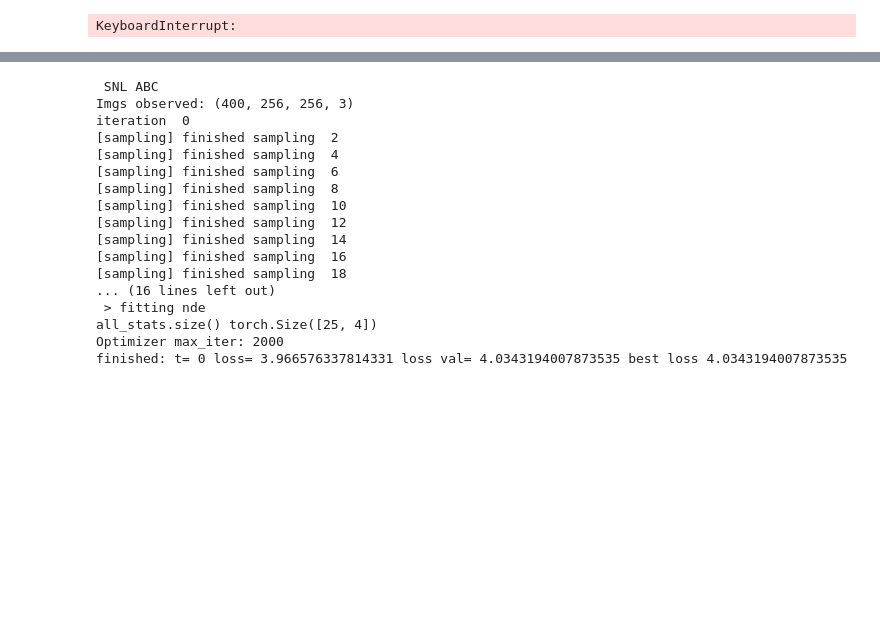
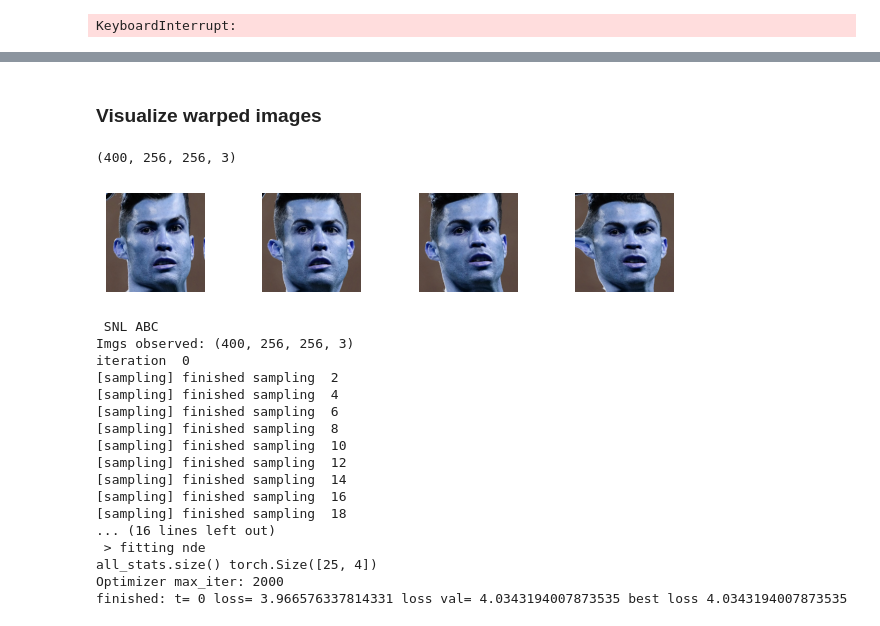
Before and after one commit to Vegnics/LiFIMI_Attack, a Jupyter notebook: examples/task_FFD_image.ipynb, the cells around one changed output, grey strips where cells are left out. Cells and saved outputs as stored; diff of their text form; code cells hidden in the pictures; blank space fills up the shorter version.

```diff
--- a/examples/task_FFD_image.ipynb
+++ b/examples/task_FFD_image.ipynb
@@ -110,3 +111,17 @@ mean-parma1 =  -0.2676701644977041      mean-param2 =  49.140971287083275
+# %% [markdown]
+### Visualize warped images
+# %%
+imgs = problem.imgs_obs
+print(imgs.shape)
+figs,axes = plt.subplots(1,4)
+plt.tight_layout()
+for i in range(4):
+    axes[i].imshow(imgs[i][:,:,::-1])
+    axes[i].set_axis_off()
+plt.show()
+# %% [output]
+(400, 256, 256, 3)
+[figure, added]
 # %%
 ## Sequential Neural Likelihood
 hyperparams = ABC_algorithms.Hyperparams()
```
Also changed, not shown: parts of 2 cells of this notebook, 1 other file.
